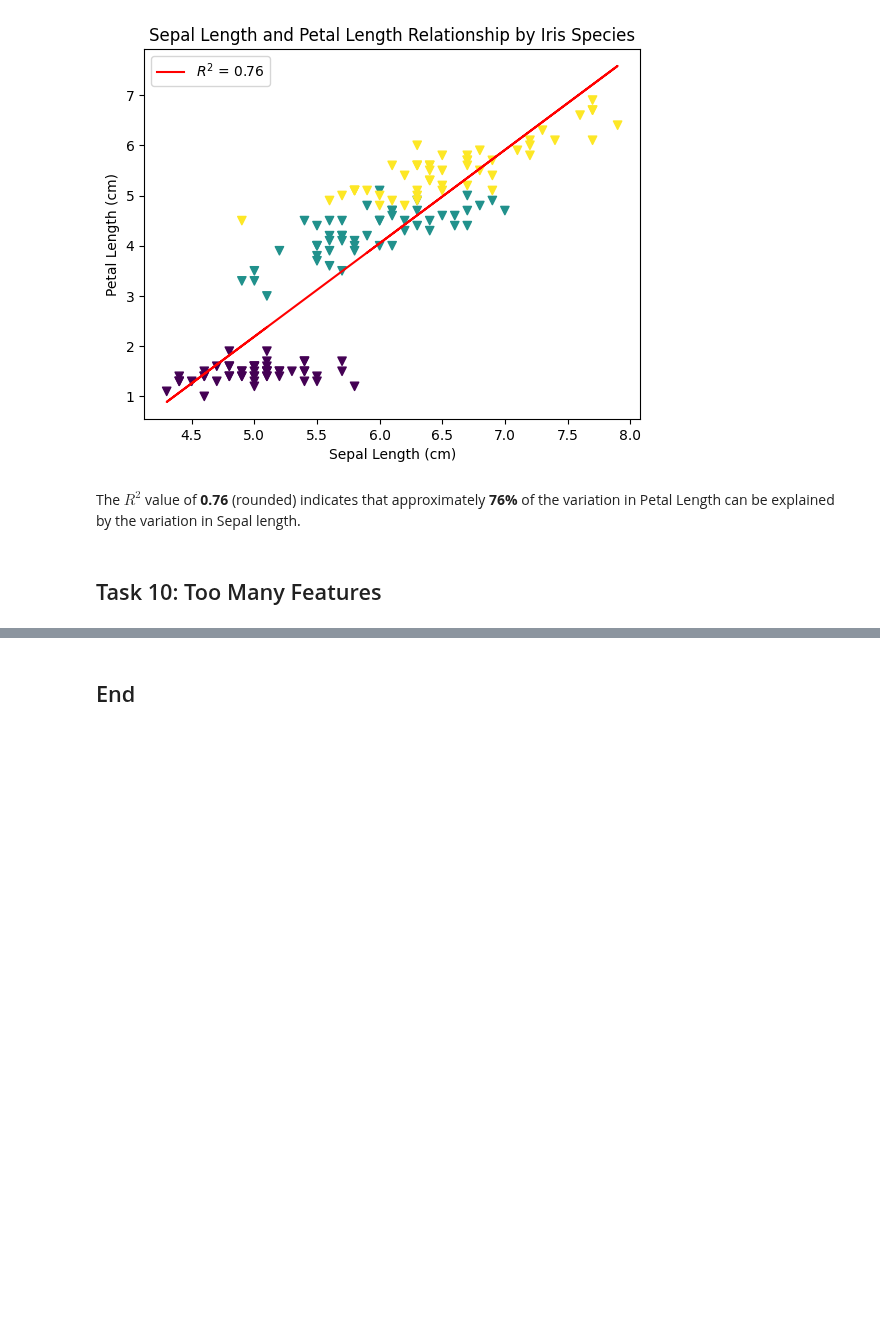
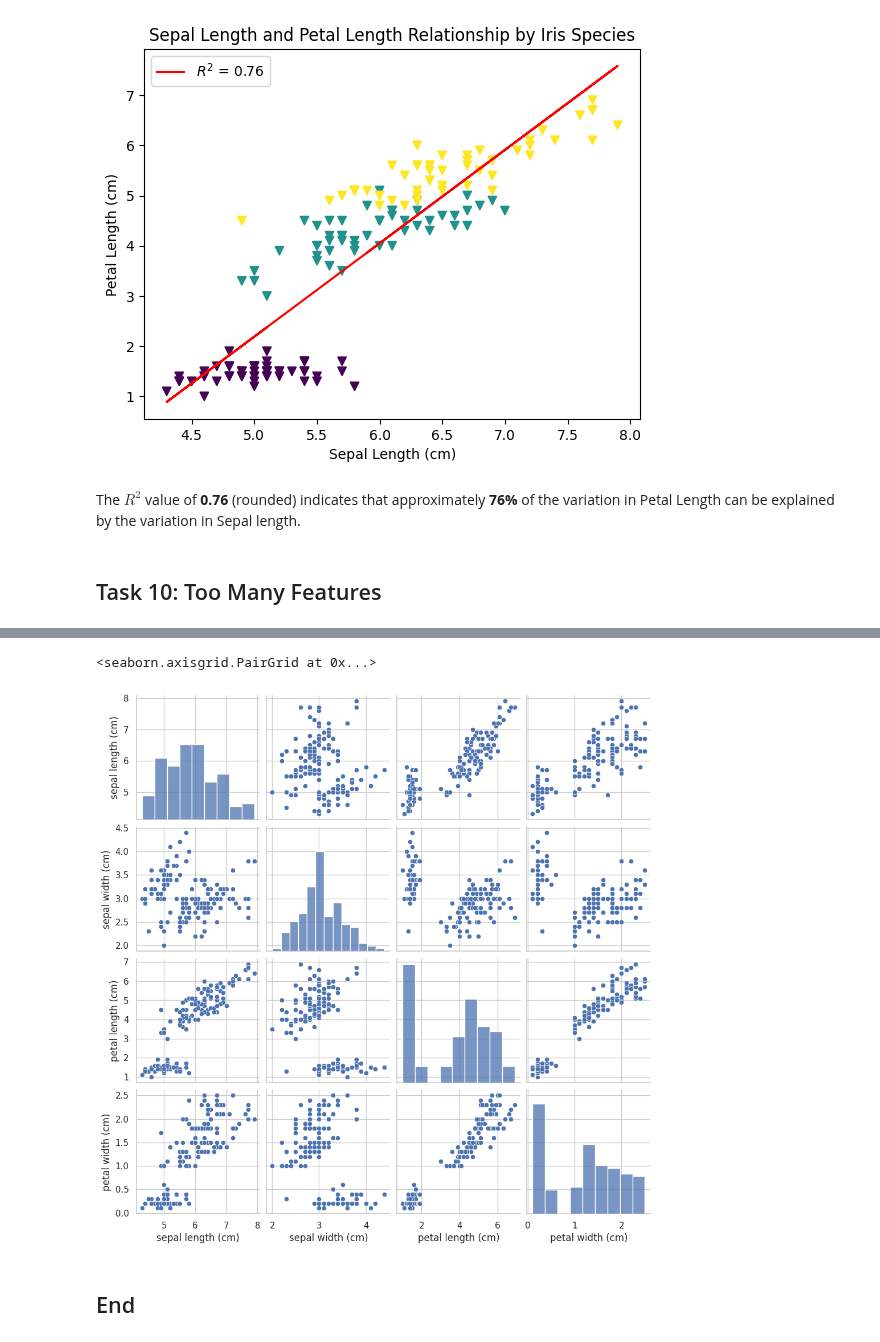
Before and after one commit to Oksyyy/principles_of_data_analytics, a Jupyter notebook: tasks.ipynb, the cells around one changed output, grey strips where cells are left out. Cells and saved outputs as stored; diff of their text form; code cells hidden in the pictures; blank space fills up the shorter version.

```diff
--- a/tasks.ipynb
+++ b/tasks.ipynb
@@ -683,0 +695,6 @@ The **$R^2$** value of **0.76** (rounded) indicates that approximately **76%** o
+# %%
+# Create a pandas DataFrame from the iris dataset
+iris_df = pd.DataFrame(data=iris.data, columns=iris.feature_names)
+
+# Show dataframe
+iris_df
@@ -684,2 +715,10 @@ The **$R^2$** value of **0.76** (rounded) indicates that approximately **76%** o
+# %%
+sns.set(style = "whitegrid")
+# %%
+sns.pairplot(iris_df)
+# Add title
+# %% [output]
+<seaborn.axisgrid.PairGrid at 0x...>
+[figure, added]
 # %% [markdown]
 ## End
```
Also changed, not shown: parts of 6 cells of this notebook, 2 other files.
